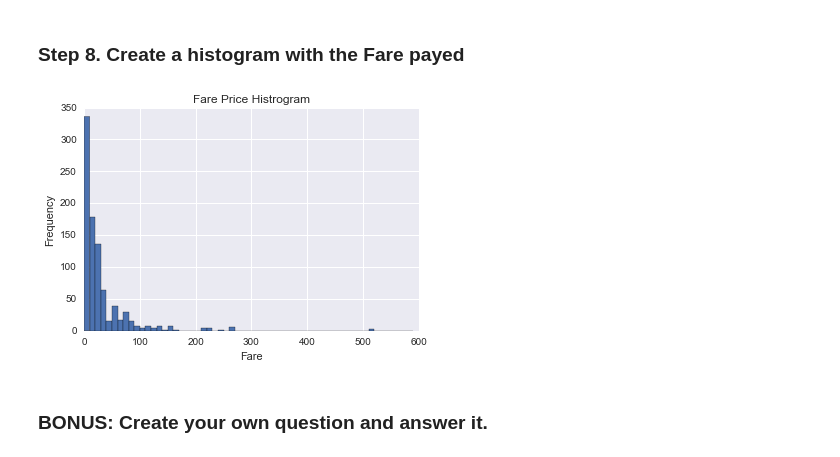
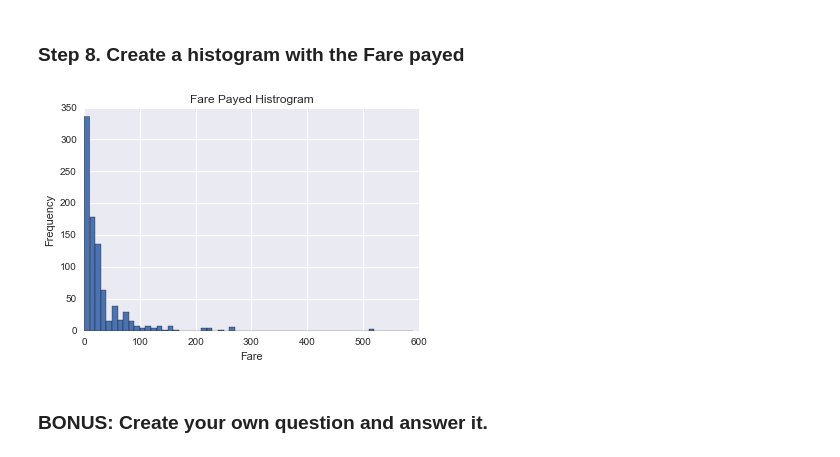
Before and after one commit to guipsamora/pandas_exercises, a Jupyter notebook: Visualization/Titanic_Desaster/Exercises_code_with_solutions.ipynb, the cells around one changed output. Saved outputs shown, nothing was run; the diff lists cells and outputs as text; code cells hidden in the pictures.

Commit message:
new visualization exercise

```diff
--- a/Visualization/Titanic_Desaster/Exercises_code_with_solutions.ipynb
+++ b/Visualization/Titanic_Desaster/Exercises_code_with_solutions.ipynb
@@ -116,23 +116,23 @@ titanic.Survived.sum()
 # %%
 # sort the values from the top to the least value and slice the first 5 itens
 df = titanic.Fare.sort_values(ascending = False)
 df
 
 # create bins interval using numpy
 binsVal = np.arange(0,600,10)
 binsVal
 
 # create the plot
 plt.hist(df, bins = binsVal)
 
 # Set the title and labels
 plt.xlabel('Fare')
 plt.ylabel('Frequency')
-plt.title('Fare Price Histrogram')
+plt.title('Fare Payed Histrogram')
 
 # show the plot
 plt.show()
 # %% [output]
-[figure, old version]
+[figure, new version]
 # %% [markdown]
 ### BONUS: Create your own question and answer it.
```
Also changed, not shown: 3 other files.
